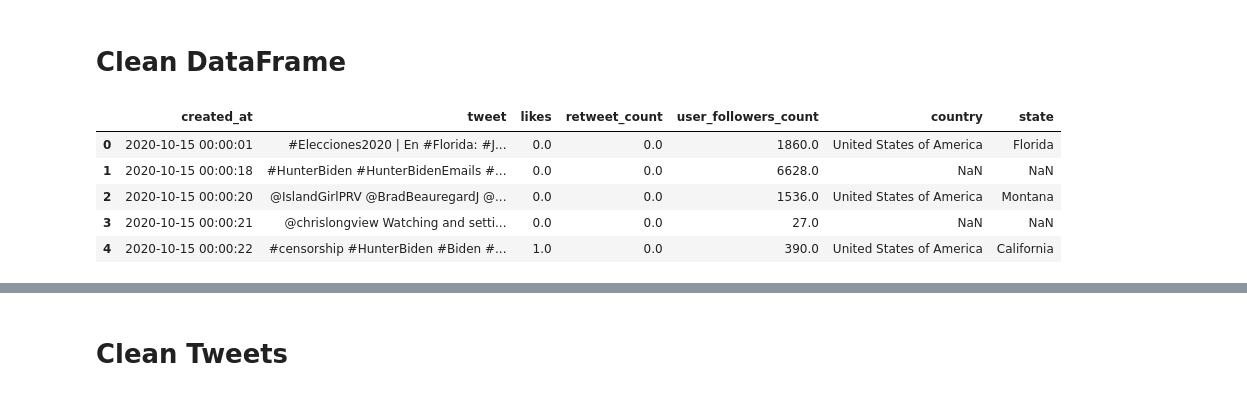
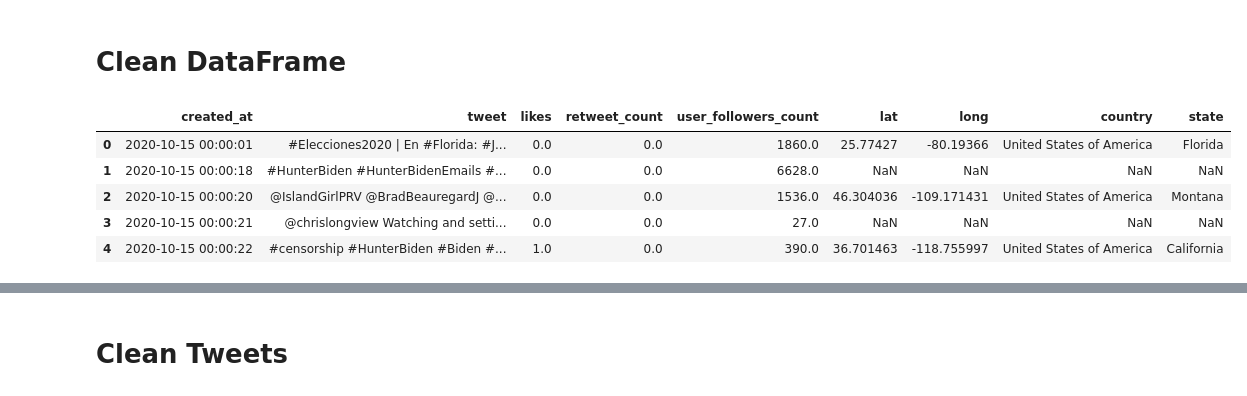
Before and after one commit to keyanap/Project4--Group2, a Jupyter notebook: Biden.ipynb, the cells around one changed output, grey strips where cells are left out. Drawn from its saved outputs; the diff is of its cells as text; code cells hidden in the pictures.

```diff
--- a/Biden.ipynb
+++ b/Biden.ipynb
@@ -28,17 +28,17 @@ biden_df.head()
 # Clean DataFrame
 # %%
 # Remove unnecessary columns
-biden_df = biden_df.drop(columns=['tweet_id', 'source', 'user_id', 'user_name', 'user_screen_name', 'user_description', 'user_join_date', 'user_location', 'lat', 'long', 'city', 'continent', 'state_code', 'collected_at'])
+biden_df = biden_df.drop(columns=['tweet_id', 'source', 'user_id', 'user_name', 'user_screen_name', 'user_description', 'user_join_date', 'user_location', 'city', 'continent', 'state_code', 'collected_at'])
 
 # Display Dataframe
 biden_df.head()
 # %% [output]
-|  | created_at | tweet | likes | retweet_count | user_followers_count | country | state |
-| 0 | 2020-10-15 00:00:01 | #Elecciones2020 | En #Florida: #J... | 0.0 | 0.0 | 1860.0 | United States of America | Florida |
-| 1 | 2020-10-15 00:00:18 | #HunterBiden #HunterBidenEmails #... | 0.0 | 0.0 | 6628.0 | NaN | NaN |
-| 2 | 2020-10-15 00:00:20 | @IslandGirlPRV @BradBeauregardJ @... | 0.0 | 0.0 | 1536.0 | United States of America | Montana |
-| 3 | 2020-10-15 00:00:21 | @chrislongview Watching and setti... | 0.0 | 0.0 | 27.0 | NaN | NaN |
-| 4 | 2020-10-15 00:00:22 | #censorship #HunterBiden #Biden #... | 1.0 | 0.0 | 390.0 | United States of America | California |
+|  | created_at | tweet | likes | retweet_count | user_followers_count | lat | long | country | state |
+| 0 | 2020-10-15 00:00:01 | #Elecciones2020 | En #Florida: #J... | 0.0 | 0.0 | 1860.0 | 25.77427 | -80.19366 | United States of America | Florida |
+| 1 | 2020-10-15 00:00:18 | #HunterBiden #HunterBidenEmails #... | 0.0 | 0.0 | 6628.0 | NaN | NaN | NaN | NaN |
+| 2 | 2020-10-15 00:00:20 | @IslandGirlPRV @BradBeauregardJ @... | 0.0 | 0.0 | 1536.0 | 46.304036 | -109.171431 | United States of America | Montana |
+| 3 | 2020-10-15 00:00:21 | @chrislongview Watching and setti... | 0.0 | 0.0 | 27.0 | NaN | NaN | NaN | NaN |
+| 4 | 2020-10-15 00:00:22 | #censorship #HunterBiden #Biden #... | 1.0 | 0.0 | 390.0 | 36.701463 | -118.755997 | United States of America | California |
 # %%
 # Drop rows that are not from the United States of America
 biden_df = biden_df[biden_df['country'] == 'United States of America']
```
Also changed, not shown: parts of 8 cells of this notebook, 4 other files.
